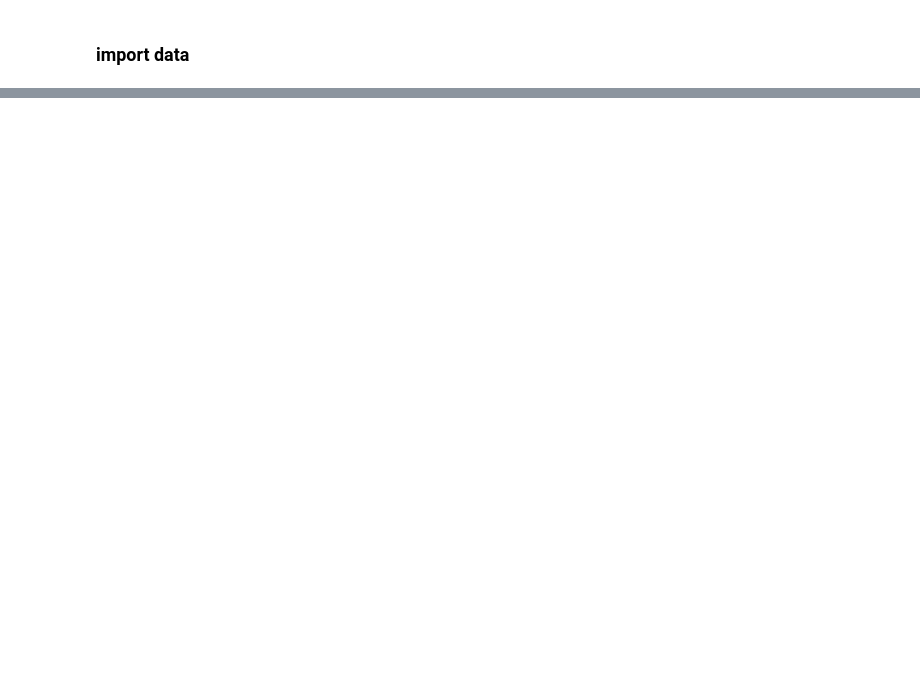
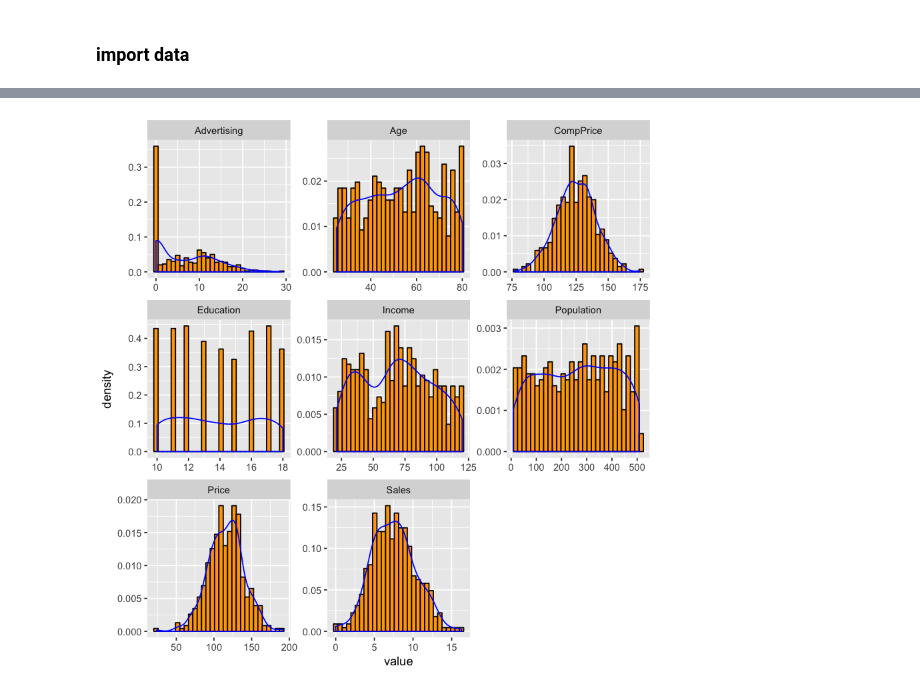
Before and after one commit to CooperStansbury/EDA_r_ece579, a Jupyter notebook: assignment1_cooperstansbury/assignment1_r.ipynb, the cells around one changed output, grey strips where cells are left out. Drawn from its saved outputs; the diff is of its cells as text; code cells hidden in the pictures; blank space fills up the shorter version.

```diff
--- a/assignment1_cooperstansbury/assignment1_r.ipynb
+++ b/assignment1_cooperstansbury/assignment1_r.ipynb
@@ -86,0 +118,14 @@ carseats[ , !(names(carseats) %in% drops)]
+# %%
+nums %>%
+    gather() %>%
+    ggplot(aes(x=value,y=..density..)) +
+        facet_wrap(~ key, scales = "free") +
+        geom_histogram(fill=I("orange"), col=I("black"), pad=TRUE) +
+
+        facet_wrap(~ key, scales = "free") +
+        geom_density(color="blue")
+
+# # two faster ways, but harder to customize
+# DataExplorer::plot_density(carseats)
+# DataExplorer::plot_histogram(carseats)
+# %% [output]
@@ -86,0 +134 @@ carseats[ , !(names(carseats) %in% drops)]
+[figure, added]
```
Also changed, not shown: parts of 23 cells of this notebook, 2 other files.
